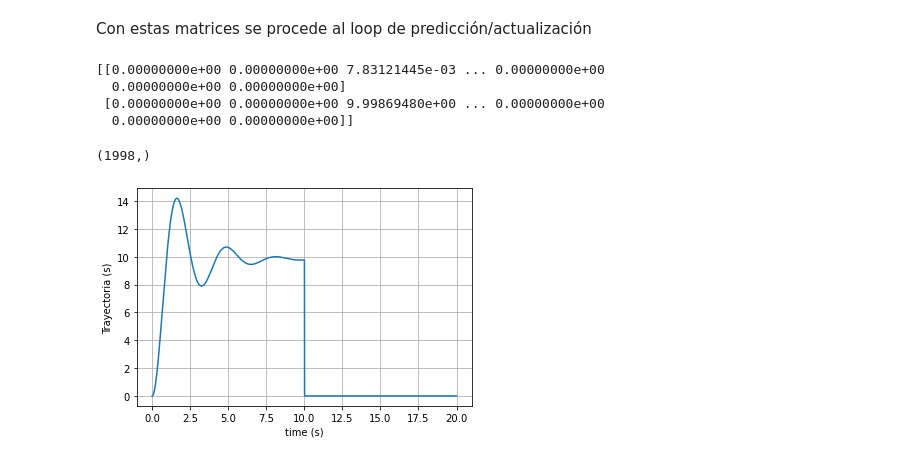
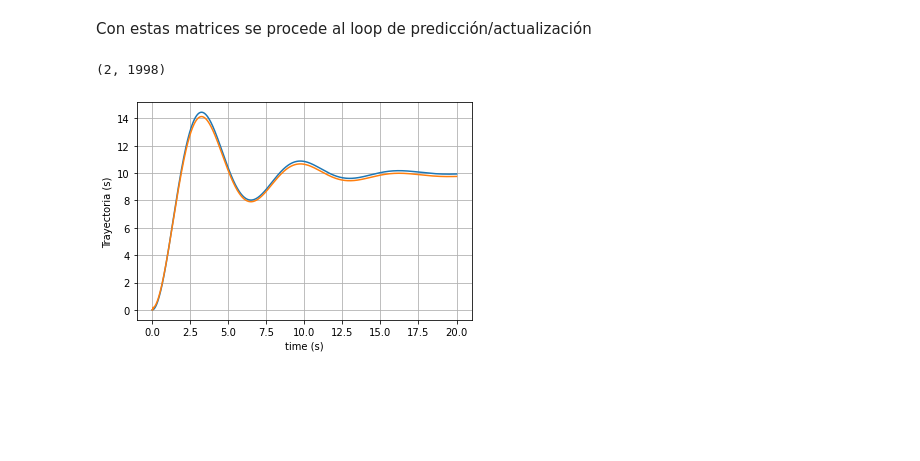
Before and after one commit to fedefiuba/Sumo_simulaciones, a Jupyter notebook: Kalman/Python/Ejemplo_Kalman.ipynb, the cells around one changed output. Drawn from its saved outputs; the diff is of its cells as text; code cells hidden in the pictures; blank space fills up the shorter version.

```diff
--- a/Kalman/Python/Ejemplo_Kalman.ipynb
+++ b/Kalman/Python/Ejemplo_Kalman.ipynb
@@ -68,7 +65,7 @@ x = np.zeros([2, tam_vec])
 for i in range (2, tam_vec):
 
 #Predicción
-    xk = np.dot(A,x) + B*u[:,i-1]
+    xk = np.transpose(np.dot(A,x[:,i-1])) + B*u[:,i-1]
 #    xkp = np.insert(xkp,i,[xk[0,0], xk[1,0]],axis=1)
 
     Pk = np.dot(np.dot(A,P),np.transpose(A)) + Q
@@ -77,25 +74,20 @@ for i in range (2, tam_vec):
 # Ganancia
     K =  np.dot(np.dot(Pk,np.transpose(C)),inv(np.dot(np.dot(C,Pk),np.transpose(C))+R))      #Ganancia de Kalman
 
-#Actulización
+#Actualización
     x1 = xk + K * (y1[i]-np.dot(C,xk))
     x = np.insert(x,i,[x1[0,0], x1[1,0]],axis=1)
+   # print(x1)
-# %%
-print(x)
-# %% [output]
-[[0.00000000e+00 0.00000000e+00 7.83121445e-03 ... 0.00000000e+00
-  0.00000000e+00 0.00000000e+00]
- [0.00000000e+00 0.00000000e+00 9.99869480e+00 ... 0.00000000e+00
-  0.00000000e+00 0.00000000e+00]]
 # %%
-x[0,:].shape
+x.shape
 # %% [output]
-(1998,)
+(2, 1998)
 # %%
-t = np.linspace(0,20,1998)
-plt.plot(t,x[0,:])
+t = np.linspace(0,20,1000)
+plt.plot(t1,y1)
+plt.plot(t,x[0,:1000])
 plt.xlabel('time (s)')
 plt.ylabel('Trayectoria (s)')
 plt.grid()
 # %% [output]
-[figure, old version]
+[figure, new version]
```
Also changed, not shown: parts of 2 cells of this notebook.
